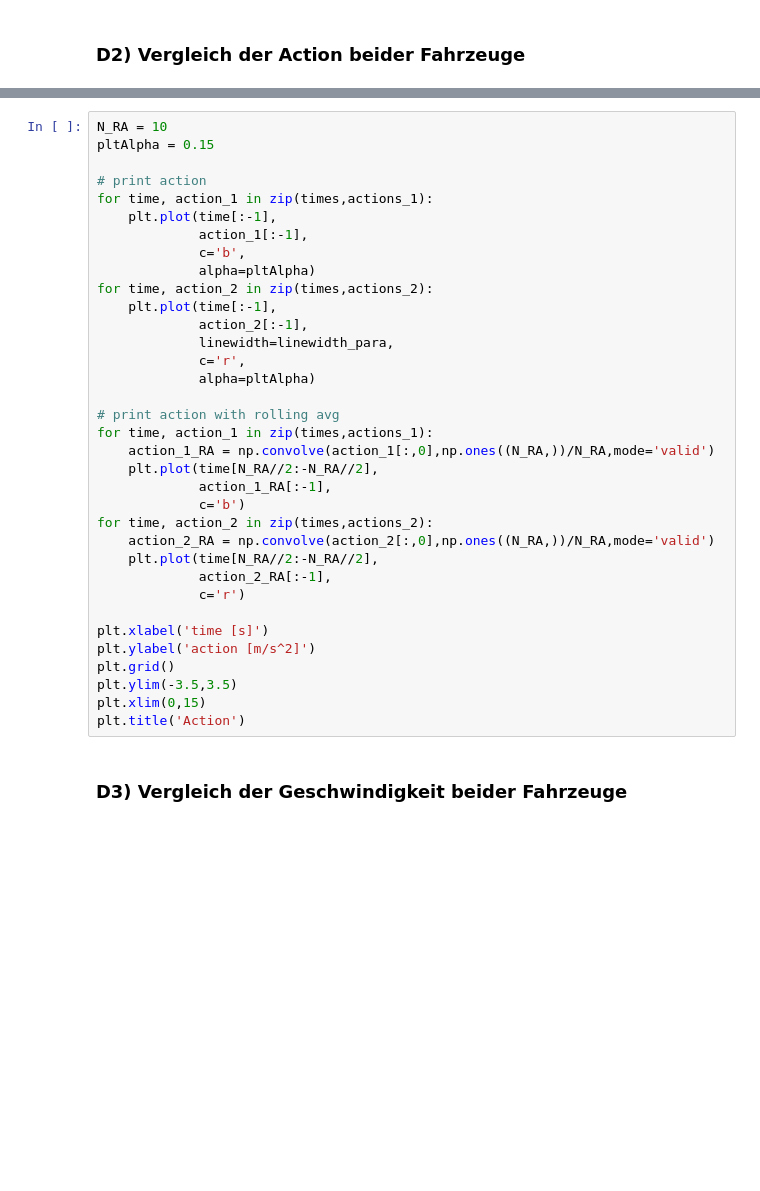
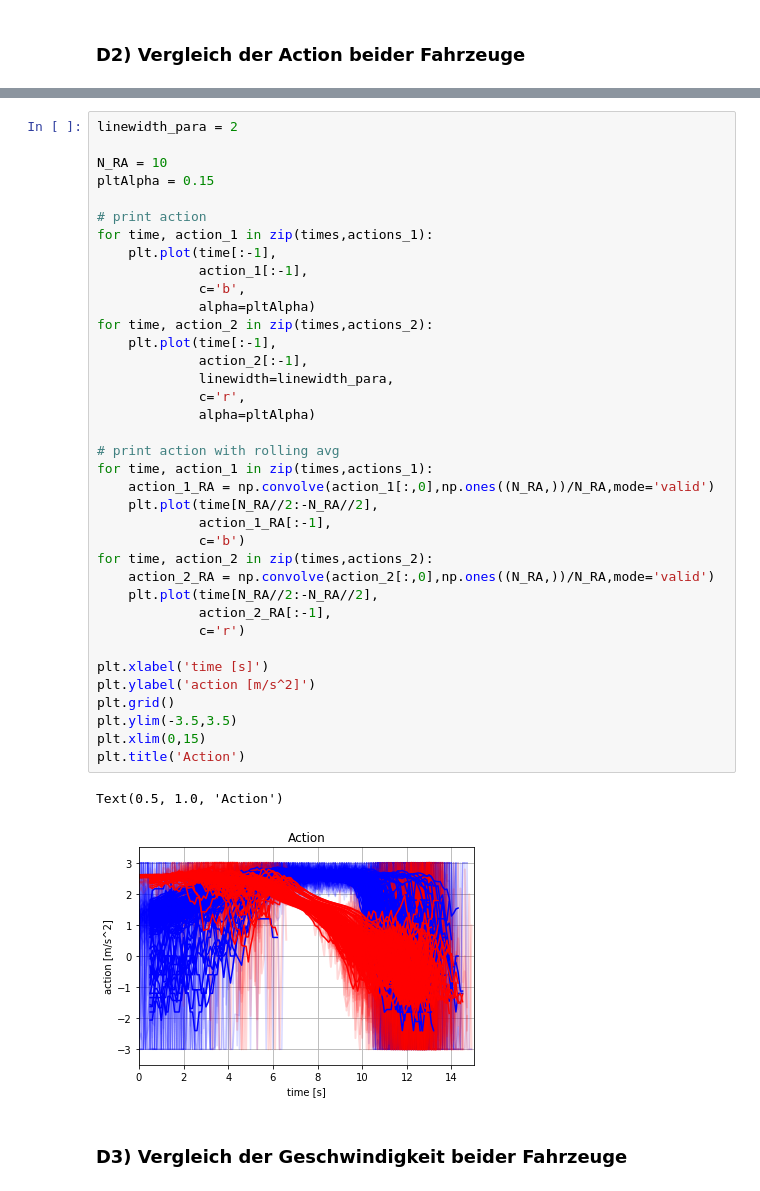
Before and after one commit to MouvementMondial/flow, a Jupyter notebook: Diplomarbeit/Auswertung_I3W_MultiAgent.ipynb, the cells around one changed output, grey strips where cells are left out. Cells and saved outputs as stored; diff of their text form; blank space fills up the shorter version.

```diff
--- a/Diplomarbeit/Auswertung_I3W_MultiAgent.ipynb
+++ b/Diplomarbeit/Auswertung_I3W_MultiAgent.ipynb
@@ -267,4 +196,6 @@ for i in range(len(action_1)-2):
 # %%
+linewidth_para = 2
+
 N_RA = 10
 pltAlpha = 0.15
 
@@ -272,33 +203,36 @@ pltAlpha = 0.15
 for time, action_1 in zip(times,actions_1):
     plt.plot(time[:-1],
              action_1[:-1],
              c='b',
              alpha=pltAlpha)
 for time, action_2 in zip(times,actions_2):
     plt.plot(time[:-1],
              action_2[:-1],
              linewidth=linewidth_para,
              c='r',
              alpha=pltAlpha)
 
 # print action with rolling avg
 for time, action_1 in zip(times,actions_1):
     action_1_RA = np.convolve(action_1[:,0],np.ones((N_RA,))/N_RA,mode='valid')
     plt.plot(time[N_RA//2:-N_RA//2],
              action_1_RA[:-1],
              c='b')
 for time, action_2 in zip(times,actions_2):
     action_2_RA = np.convolve(action_2[:,0],np.ones((N_RA,))/N_RA,mode='valid')
     plt.plot(time[N_RA//2:-N_RA//2],
              action_2_RA[:-1],
              c='r')
 
 plt.xlabel('time [s]')
 plt.ylabel('action [m/s^2]')
 plt.grid()
 plt.ylim(-3.5,3.5)
 plt.xlim(0,15)
 plt.title('Action')
+# %% [output]
+Text(0.5, 1.0, 'Action')
+[figure, added]
 # %% [markdown]
 ### D3) Vergleich der Geschwindigkeit beider Fahrzeuge
 # %%
```
Also changed, not shown: parts of 13 cells of this notebook, 6 other files.
